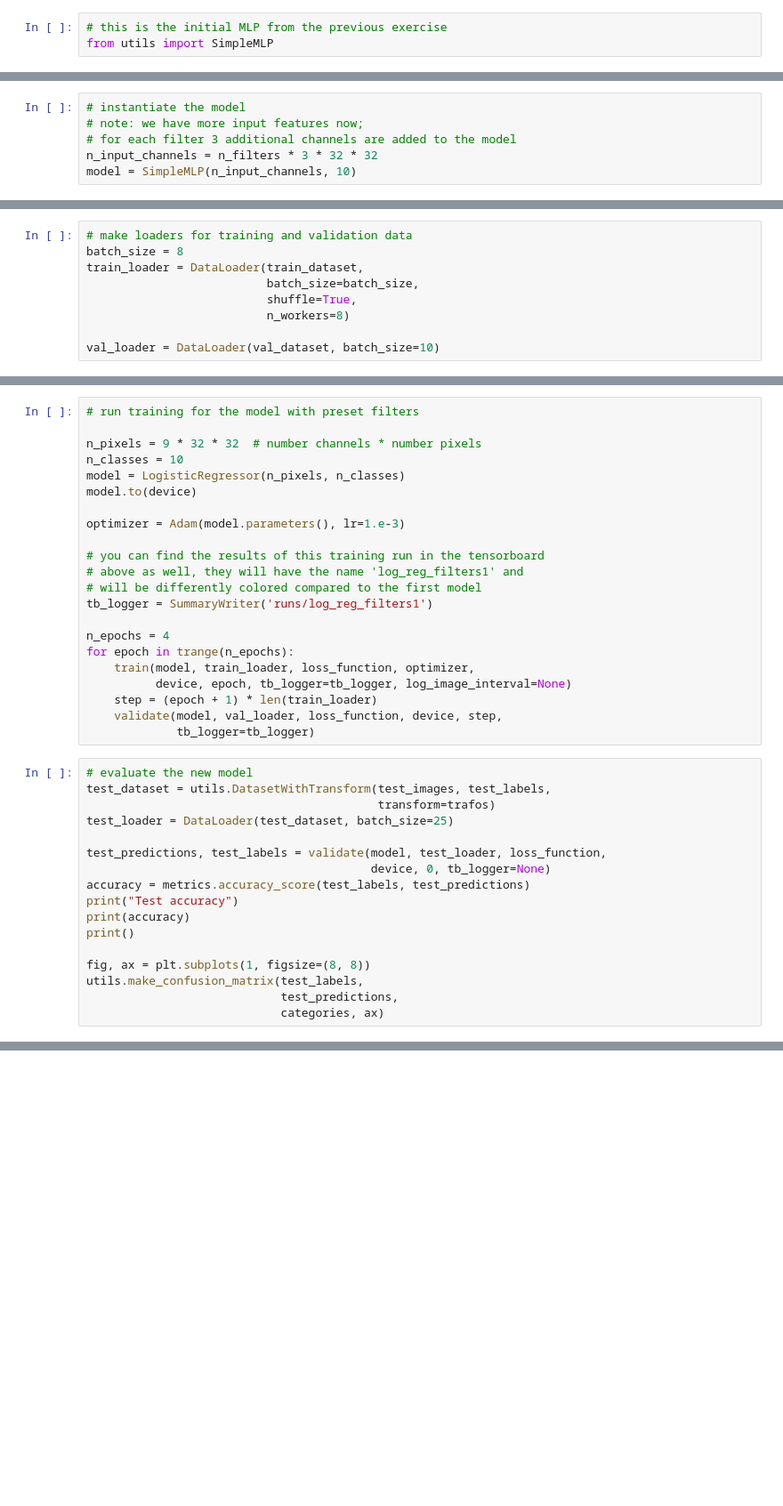
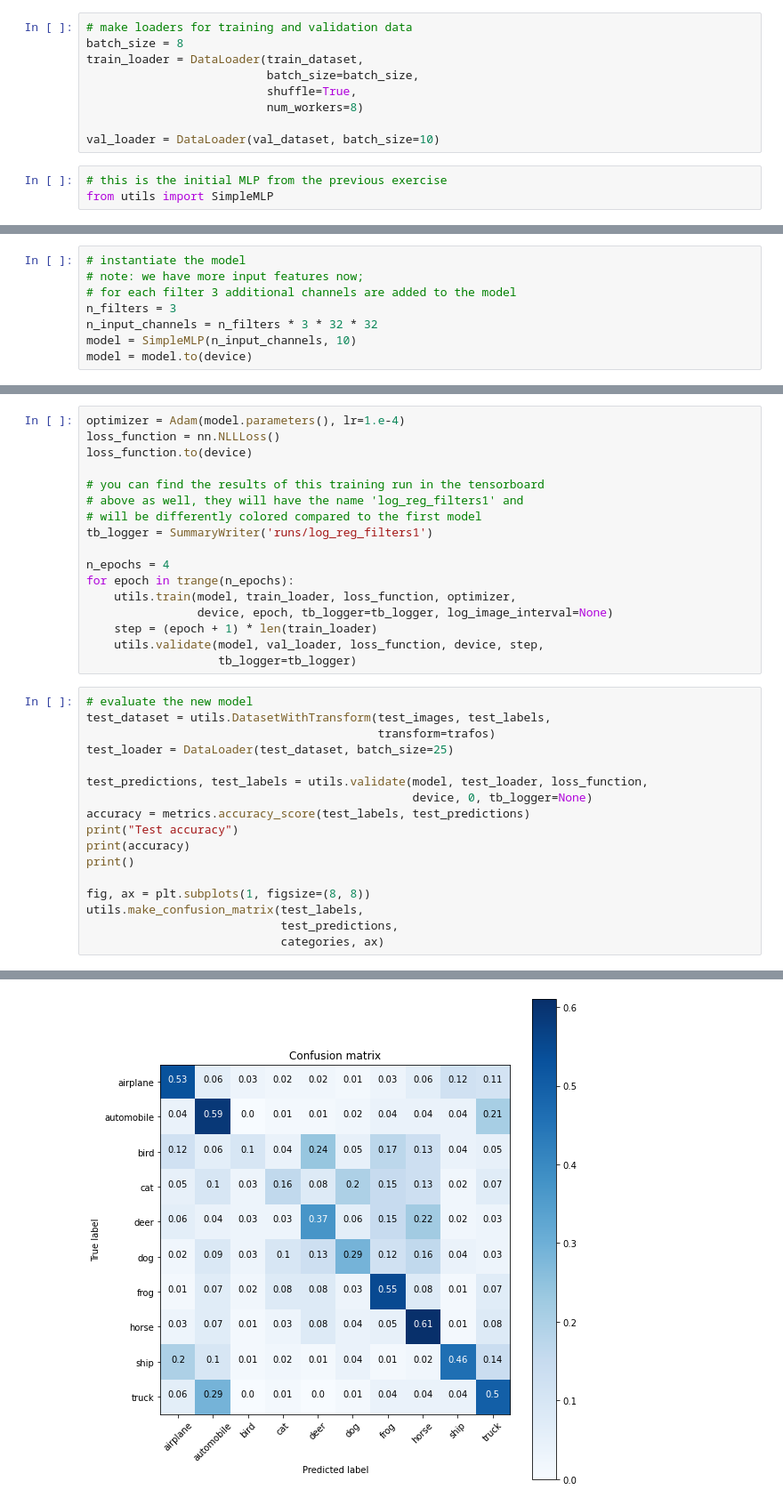
Before and after one commit to constantinpape/training-deep-learning-models-for-vison, a Jupyter notebook: day1/4_preset_filters.ipynb, the cells around one changed output, grey strips where cells are left out. Shown: that part at 89% size. Saved outputs shown, nothing was run; the diff lists cells and outputs as text; blank space fills up the shorter version.

```diff
--- a/day1/4_preset_filters.ipynb
+++ b/day1/4_preset_filters.ipynb
@@ -81,3 +147,12 @@ def apply_filters(image, target, filter_list, keep_image=False):
+# %%
+# make loaders for training and validation data
+batch_size = 8
+train_loader = DataLoader(train_dataset,
+                          batch_size=batch_size,
+                          shuffle=True,
+                          num_workers=8)
+
+val_loader = DataLoader(val_dataset, batch_size=10)
 # %%
 # this is the initial MLP from the previous exercise
 from utils import SimpleMLP
@@ -106,5 +160,7 @@ val_dataset = utils.DatasetWithTransform(val_images, val_labels,
 # instantiate the model
 # note: we have more input features now;
 # for each filter 3 additional channels are added to the model
+n_filters = 3
 n_input_channels = n_filters * 3 * 32 * 32
 model = SimpleMLP(n_input_channels, 10)
+model = model.to(device)
@@ -113,9 +166,0 @@ NameError: name 'n_filters' is not defined
-# %%
-# make loaders for training and validation data
-batch_size = 8
-train_loader = DataLoader(train_dataset,
-                          batch_size=batch_size,
-                          shuffle=True,
-                          n_workers=8)
-
-val_loader = DataLoader(val_dataset, batch_size=10)
@@ -122,12 +187,7 @@ val_loader = DataLoader(val_dataset, batch_size=10)
 # %%
-# run training for the model with preset filters
-
-n_pixels = 9 * 32 * 32  # number channels * number pixels
-n_classes = 10
-model = LogisticRegressor(n_pixels, n_classes)
-model.to(device)
-
-optimizer = Adam(model.parameters(), lr=1.e-3)
+optimizer = Adam(model.parameters(), lr=1.e-4)
+loss_function = nn.NLLLoss()
+loss_function.to(device)
 
 # you can find the results of this training run in the tensorboard
 # above as well, they will have the name 'log_reg_filters1' and
@@ -136,19 +196,19 @@ tb_logger = SummaryWriter('runs/log_reg_filters1')
 
 n_epochs = 4
 for epoch in trange(n_epochs):
-    train(model, train_loader, loss_function, optimizer,
-          device, epoch, tb_logger=tb_logger, log_image_interval=None)
+    utils.train(model, train_loader, loss_function, optimizer,
+                device, epoch, tb_logger=tb_logger, log_image_interval=None)
     step = (epoch + 1) * len(train_loader)
-    validate(model, val_loader, loss_function, device, step,
-             tb_logger=tb_logger)
+    utils.validate(model, val_loader, loss_function, device, step,
+                   tb_logger=tb_logger)
 # %%
 # evaluate the new model
 test_dataset = utils.DatasetWithTransform(test_images, test_labels,
                                           transform=trafos)
 test_loader = DataLoader(test_dataset, batch_size=25)
 
-test_predictions, test_labels = validate(model, test_loader, loss_function,
-                                         device, 0, tb_logger=None)
+test_predictions, test_labels = utils.validate(model, test_loader, loss_function,
+                                               device, 0, tb_logger=None)
 accuracy = metrics.accuracy_score(test_labels, test_predictions)
 print("Test accuracy")
 print(accuracy)
@@ -158,3 +218,4 @@ fig, ax = plt.subplots(1, figsize=(8, 8))
 utils.make_confusion_matrix(test_labels,
                             test_predictions,
                             categories, ax)
+# %% [output]
@@ -160,0 +224 @@ utils.make_confusion_matrix(test_labels,
+[figure, added]
```
Also changed, not shown: parts of 16 cells of this notebook, 1 other file.
